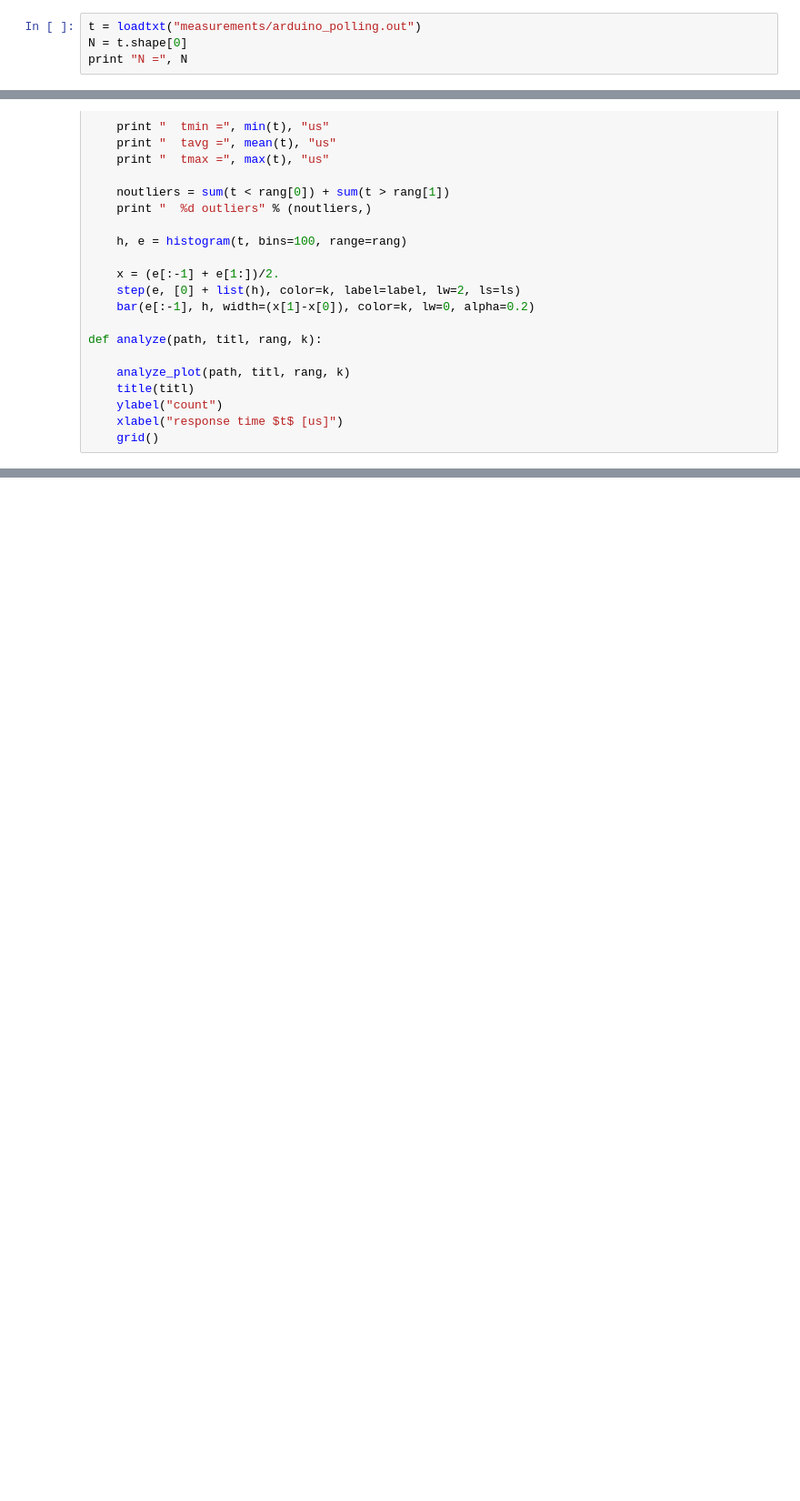
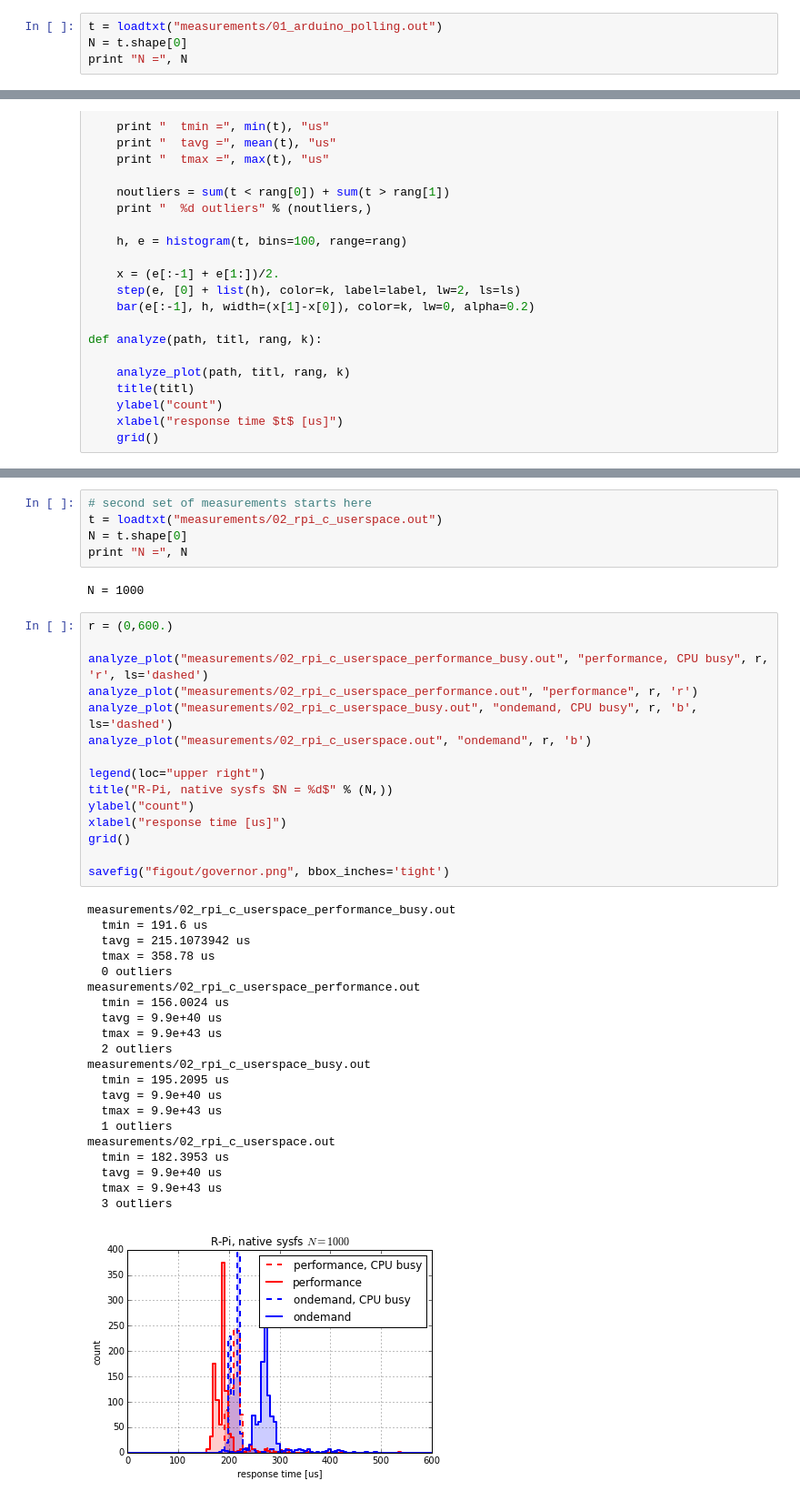
Before and after one commit to avian2/interrupt-response-times, a Jupyter notebook: Interrupt response times.ipynb, the cells around one changed output, grey strips where cells are left out. Shown at 91% size. Saved outputs shown, nothing was run; the diff lists cells and outputs as text; blank space fills up the shorter version.

Commit message:
Add second set of RPi measurements

```diff
--- a/Interrupt response times.ipynb
+++ b/Interrupt response times.ipynb
@@ -48,7 +48,7 @@ Image(filename='figures/IMG_1539_t.jpg', width="50%")
 # %% [markdown]
 ## Results
 # %%
-t = loadtxt("measurements/arduino_polling.out")
+t = loadtxt("measurements/01_arduino_polling.out")
 N = t.shape[0]
 print "N =", N
 # %% [output]
@@ -224,0 +229,44 @@ measurements/rpi_c_kmod_busy.out
+# %%
+# second set of measurements starts here
+t = loadtxt("measurements/02_rpi_c_userspace.out")
+N = t.shape[0]
+print "N =", N
+# %% [output]
+N = 1000
+# %%
+r = (0,600.)
+
+analyze_plot("measurements/02_rpi_c_userspace_performance_busy.out", "performance, CPU busy", r, 'r', ls='dashed')
+analyze_plot("measurements/02_rpi_c_userspace_performance.out", "performance", r, 'r')
+analyze_plot("measurements/02_rpi_c_userspace_busy.out", "ondemand, CPU busy", r, 'b', ls='dashed')
+analyze_plot("measurements/02_rpi_c_userspace.out", "ondemand", r, 'b')
+
+legend(loc="upper right")
+title("R-Pi, native sysfs $N = %d$" % (N,))
+ylabel("count")
+xlabel("response time [us]")
+grid()
+
+savefig("figout/governor.png", bbox_inches='tight')
+# %% [output]
+measurements/02_rpi_c_userspace_performance_busy.out
+  tmin = 191.6 us
+  tavg = 215.1073942 us
+  tmax = 358.78 us
+  0 outliers
+measurements/02_rpi_c_userspace_performance.out
+  tmin = 156.0024 us
+  tavg = 9.9e+40 us
+  tmax = 9.9e+43 us
+  2 outliers
+measurements/02_rpi_c_userspace_busy.out
+  tmin = 195.2095 us
+  tavg = 9.9e+40 us
+  tmax = 9.9e+43 us
+  1 outliers
+measurements/02_rpi_c_userspace.out
+  tmin = 182.3953 us
+  tavg = 9.9e+40 us
+  tmax = 9.9e+43 us
+  3 outliers
+[figure, added]
```
Also changed, not shown: parts of 9 cells of this notebook, 14 other files.
